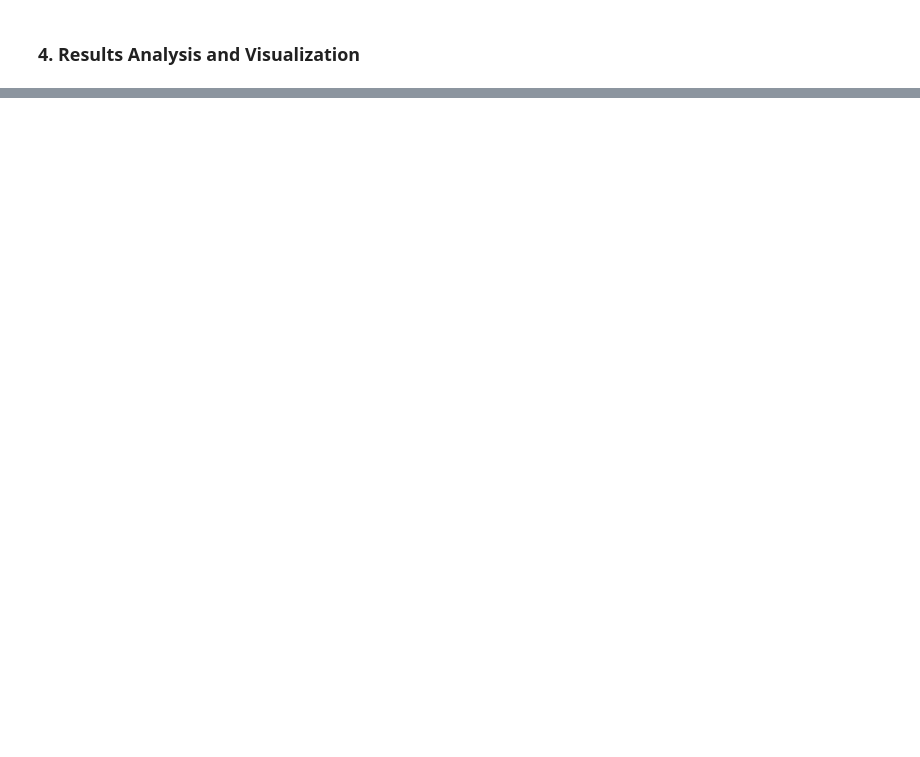
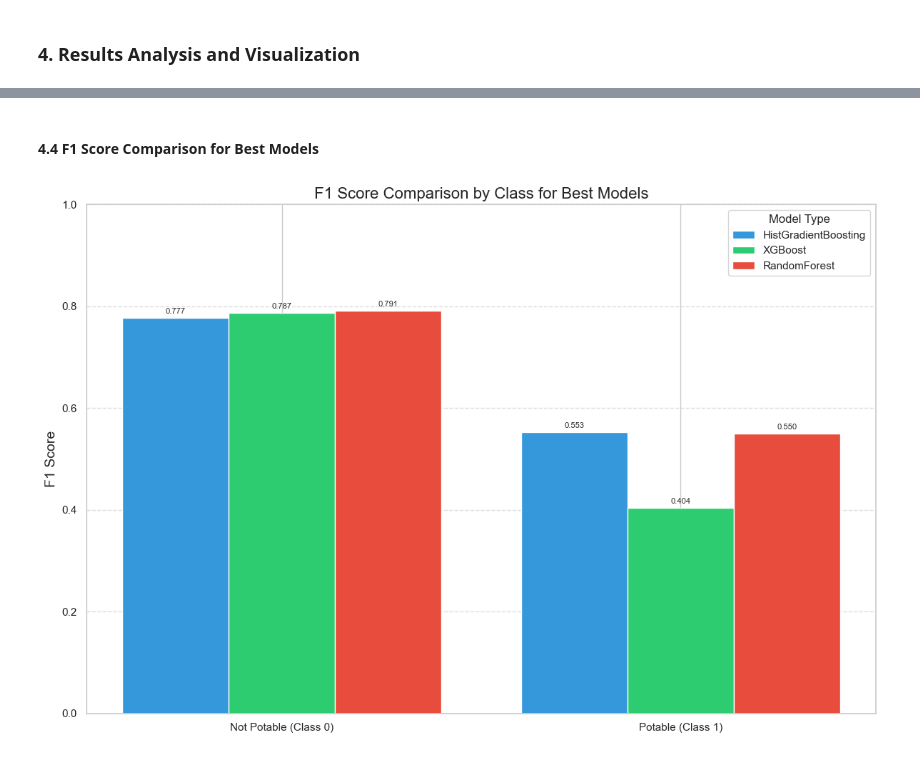
Before and after one commit to sqdArtemy/water_quality_analysis, a Jupyter notebook: model/model.ipynb, the cells around one changed output, grey strips where cells are left out. Saved outputs shown, nothing was run; the diff lists cells and outputs as text; code cells hidden in the pictures; blank space fills up the shorter version.

```diff
--- a/model/model.ipynb
+++ b/model/model.ipynb
@@ -281,0 +349,20 @@ plt.show()
+# %%
+best_models = {}
+for model_name, model_results in model_groups.items():
+    best_model = max(model_results, key=lambda x: x['accuracy'])
+    best_models[model_name] = best_model
+
+for model_name, result in best_models.items():
+    plt.figure(figsize=(8, 6))
+    cm = result['confusion_matrix']
+    sns.heatmap(cm, annot=True, fmt='d', cmap=consistent_cmap)
+    plt.title(f'Confusion Matrix - {result["title"]}', fontsize=14)
+    plt.xlabel('Predicted Label', fontsize=12)
+    plt.ylabel('True Label', fontsize=12)
+    plt.xticks([0.5, 1.5], ['Not Potable', 'Potable'])
+    plt.yticks([0.5, 1.5], ['Not Potable', 'Potable'])
+
+    filename = f'confusion_matrix_{model_name}.png'
+    plt.tight_layout()
+    plt.savefig(os.path.join(graphs_dir, filename), dpi=300, bbox_inches='tight')
+    plt.show()
@@ -281,0 +373,40 @@ plt.show()
+# %% [markdown]
+#### 4.4 F1 Score Comparison for Best Models
+# %%
+# Compare F1 scores for the best models
+f1_scores = {}
+for model_name, result in best_models.items():
+    f1_scores[model_name] = [
+        result['report']['0']['f1-score'],
+        result['report']['1']['f1-score']
+    ]
+
+x = np.arange(2)
+width = 0.8 / len(f1_scores)
+
+fig, ax = plt.subplots(figsize=(12, 8))
+for i, (model_name, scores) in enumerate(f1_scores.items()):
+    offset = (i - len(f1_scores) / 2 + 0.5) * width
+    rects = ax.bar(x + offset, scores, width, label=model_name, color=colors[i % len(colors)])
+
+    for rect in rects:
+        height = rect.get_height()
+        ax.annotate(f'{height:.3f}',
+                    xy=(rect.get_x() + rect.get_width() / 2, height),
+                    xytext=(0, 3),
+                    textcoords="offset points",
+                    ha='center', va='bottom', fontsize=8)
+
+ax.set_title('F1 Score Comparison by Class for Best Models', fontsize=16)
+ax.set_xticks(x)
+ax.set_xticklabels(['Not Potable (Class 0)', 'Potable (Class 1)'])
+ax.set_ylabel('F1 Score', fontsize=14)
+ax.set_ylim(0, 1)
+ax.legend(title="Model Type")
+ax.grid(axis='y', linestyle='--', alpha=0.7)
+
+plt.tight_layout()
+plt.savefig(os.path.join(graphs_dir, 'best_model_f1_scores.png'), dpi=300, bbox_inches='tight')
+plt.show()
+# %% [output]
+[figure, added]
```
Also changed, not shown: parts of 17 cells of this notebook, 10 other files.
